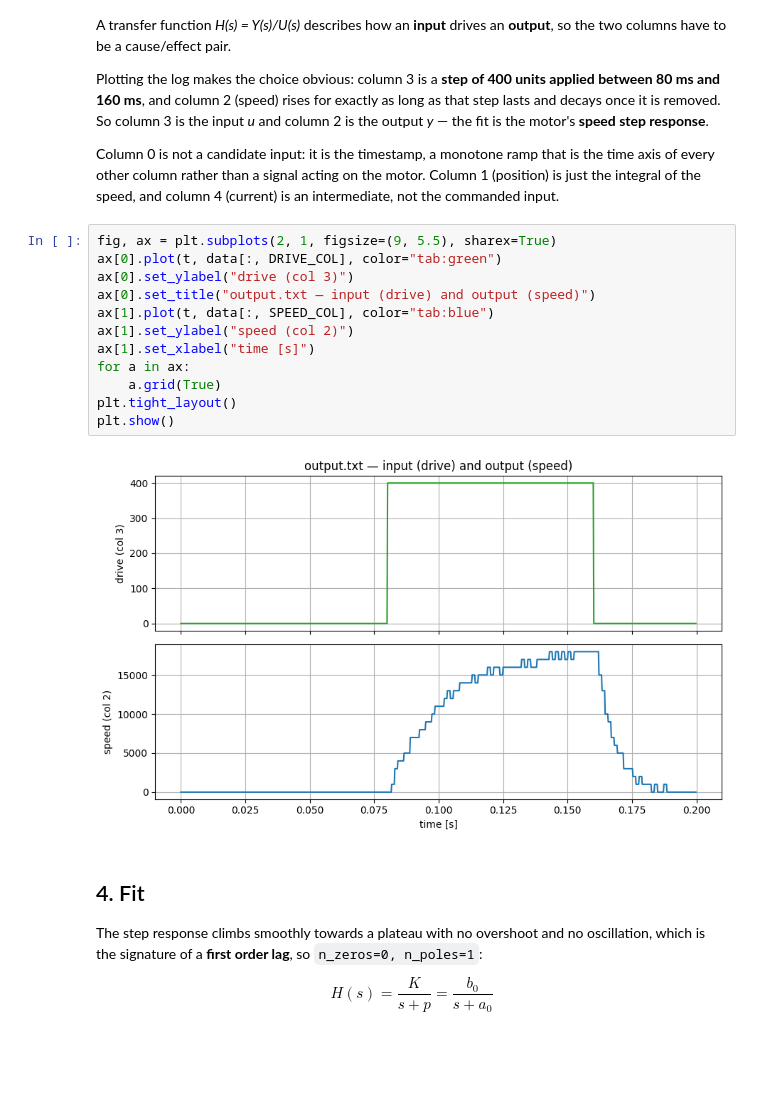
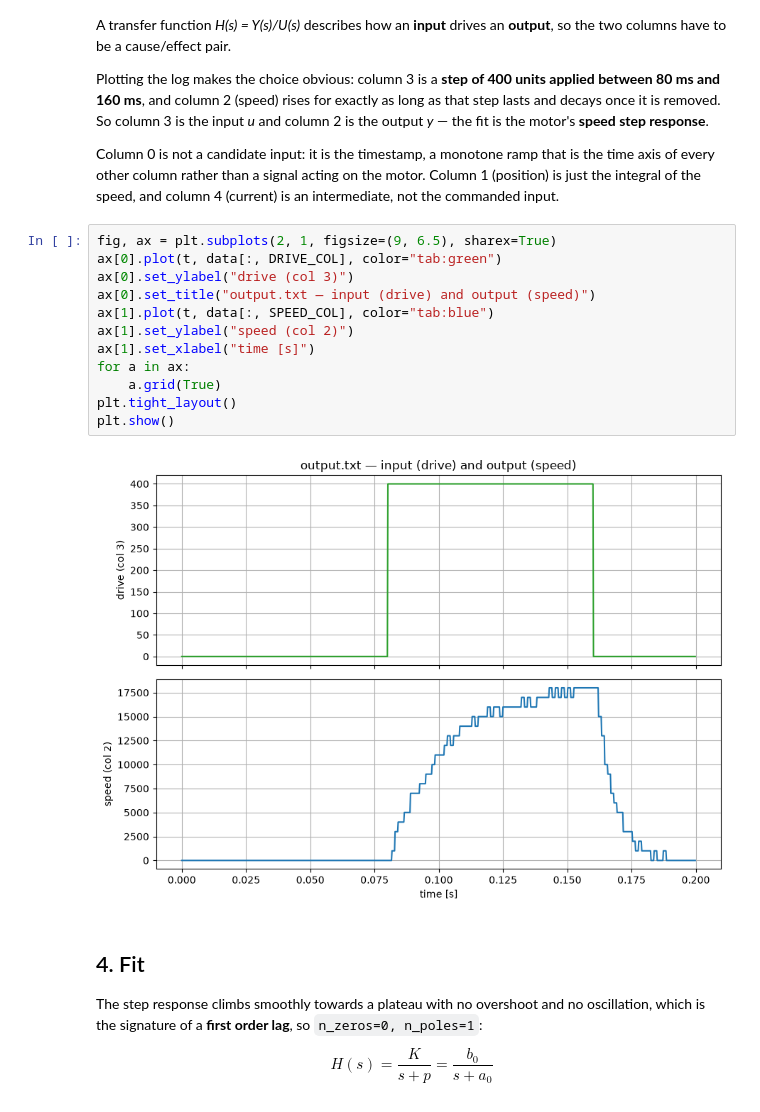
Before and after one commit to bcbergmanuu/robot_arm, a Jupyter notebook: PythonTfest.ipynb, the cells around one changed output. Saved outputs shown, nothing was run; the diff lists cells and outputs as text; blank space fills up the shorter version.

```diff
--- a/PythonTfest.ipynb
+++ b/PythonTfest.ipynb
@@ -104,19 +104,19 @@ Column 0 is not a candidate input: it is the timestamp, a monotone ramp that is
 every other column rather than a signal acting on the motor.  Column 1 (position) is just the
 integral of the speed, and column 4 (current) is an intermediate, not the commanded input.
 # %%
-fig, ax = plt.subplots(2, 1, figsize=(9, 5.5), sharex=True)
+fig, ax = plt.subplots(2, 1, figsize=(9, 6.5), sharex=True)
 ax[0].plot(t, data[:, DRIVE_COL], color="tab:green")
 ax[0].set_ylabel("drive (col 3)")
 ax[0].set_title("output.txt — input (drive) and output (speed)")
 ax[1].plot(t, data[:, SPEED_COL], color="tab:blue")
 ax[1].set_ylabel("speed (col 2)")
 ax[1].set_xlabel("time [s]")
 for a in ax:
     a.grid(True)
 plt.tight_layout()
 plt.show()
 # %% [output]
-[figure, old version]
+[figure, new version]
 # %% [markdown]
 ## 4. Fit
 
```
Also changed, not shown: parts of 7 cells of this notebook, 6 other files.
